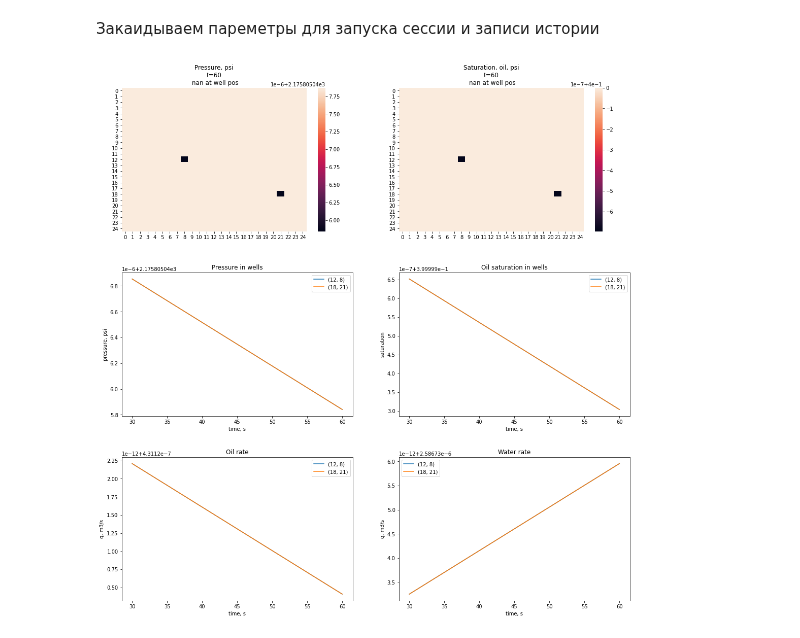
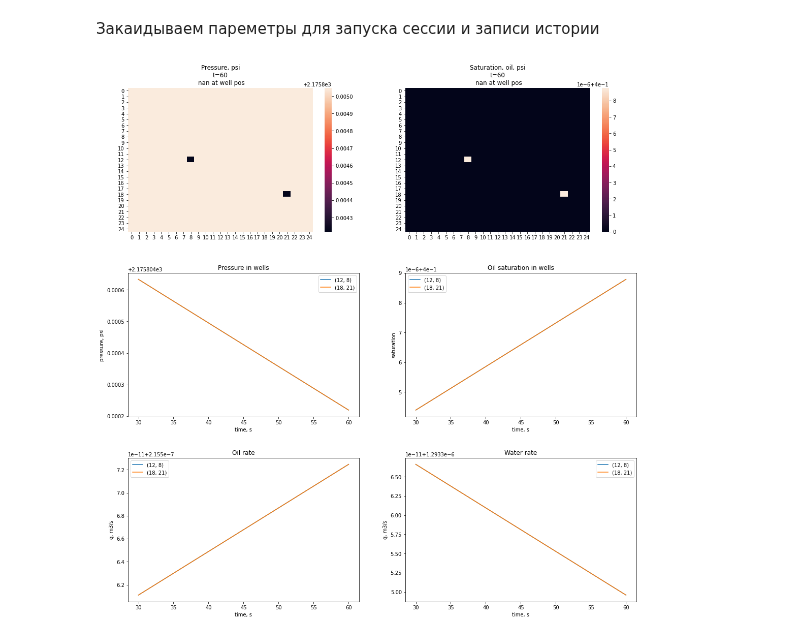
Before and after one commit to lemikhovalex/ReservoirModel, a Jupyter notebook: now_do_simple_models/06_2d_2liq.ipynb, the cells around one changed output. Cells and saved outputs as stored; diff of their text form; code cells hidden in the pictures.

```diff
--- a/now_do_simple_models/06_2d_2liq.ipynb
+++ b/now_do_simple_models/06_2d_2liq.ipynb
@@ -112,7 +112,7 @@ q_bound_o = get_q_bound(p, s_o, 'o', prop)
 # %%
 pos_r = {(12, 8): 0.1, (18, 21): 0.1}
 p_well = np.zeros((nx, ny))
-delta_p_well = -200 * 6894.
+delta_p_well = -100 * 6894.
 delta_p_vec = np.ones((nx*ny, 1)) * delta_p_well
 # %%
 from reservoir import get_j_matrix
@@ -150,8 +150,7 @@ from tqdm import tqdm
 for i in tqdm(range(1, n_iter+1)):
     # gonna increase time step
     # matrixes depends on saturation
-    dt_comp_sat = dt_comp_sat = dx * dy * d *(s_o.v * c_o + s_w.v * c_w + np.ones((nx*ny, 1)) * c_r)
-    dt_comp_sat *= dx * dy * d
+    dt_comp_sat = (dx * dy * d *(s_o.v) * c_o + s_w.v * c_w + np.ones((nx*ny, 1)) * c_r)
     j_o = get_j_matrix(p=p, s=s_o, pos_r=pos_r, ph='o', prop=prop)
     j_w = get_j_matrix(p=p, s=s_w, pos_r=pos_r, ph='w', prop=prop)
     lapl_w = get_lapl_one_ph(p=p, s=s_w, ph='w', prop=prop)
@@ -167,6 +166,7 @@ for i in tqdm(range(1, n_iter+1)):
     t += dt
     # solve p
     p_new = np.linalg.solve(a, b)
+    dp = p_new - p.v
     a = dx*dy*d * phi *(np.ones((nx * ny, 1)) + (c_r + c_o) * (p_new - p.v))
     b = phi * dx*dy*d * s_o.v + dt * (lapl_o.dot(p_new) + q_bound_o + j_o * B_o * delta_p_vec)
     # upd target values
@@ -201,31 +201,31 @@ for i in tqdm(range(1, n_iter+1)):
         sns.heatmap(s_o_disp, ax=ax[0][1], cbar=True, fmt=".2f")
         ax[0][1].set_title(f'Saturation, oil, psi\nt={t}\n nan at well pos')
 
         for w in pos_r:
             ax[1][0].plot(times, p_well_hist[w] , label=f'{w}')
             ax[1][1].plot(times, s_o_well_hist[w] , label=f'{w}')
             ax[2][0].plot(times, q_o_hist[w] , label=f'{w}')
             ax[2][1].plot(times, q_w_hist[w] , label=f'{w}')
         ax[1][0].set_xlabel('time, s')
         ax[1][0].set_ylabel('pressure, psi')
         ax[1][0].set_title('Pressure in wells')
         ax[1][0].legend()
 
         ax[1][1].set_xlabel('time, s')
         ax[1][1].set_ylabel('saturation')
         ax[1][1].set_title('Oil saturation in wells')
         ax[1][1].legend()
 
         ax[2][0].set_xlabel('time, s')
         ax[2][0].set_ylabel('q, m3/s')
         ax[2][0].set_title('Oil rate')
         ax[2][0].legend()
 
         ax[2][1].set_xlabel('time, s')
         ax[2][1].set_ylabel('q, m3/s')
         ax[2][1].set_title('Water rate')
         ax[2][1].legend()
 
         plt.show()
 # %% [output]
-[figure, old version]
+[figure, new version]
```
Also changed, not shown: parts of 14 cells of this notebook, 4 other files.
